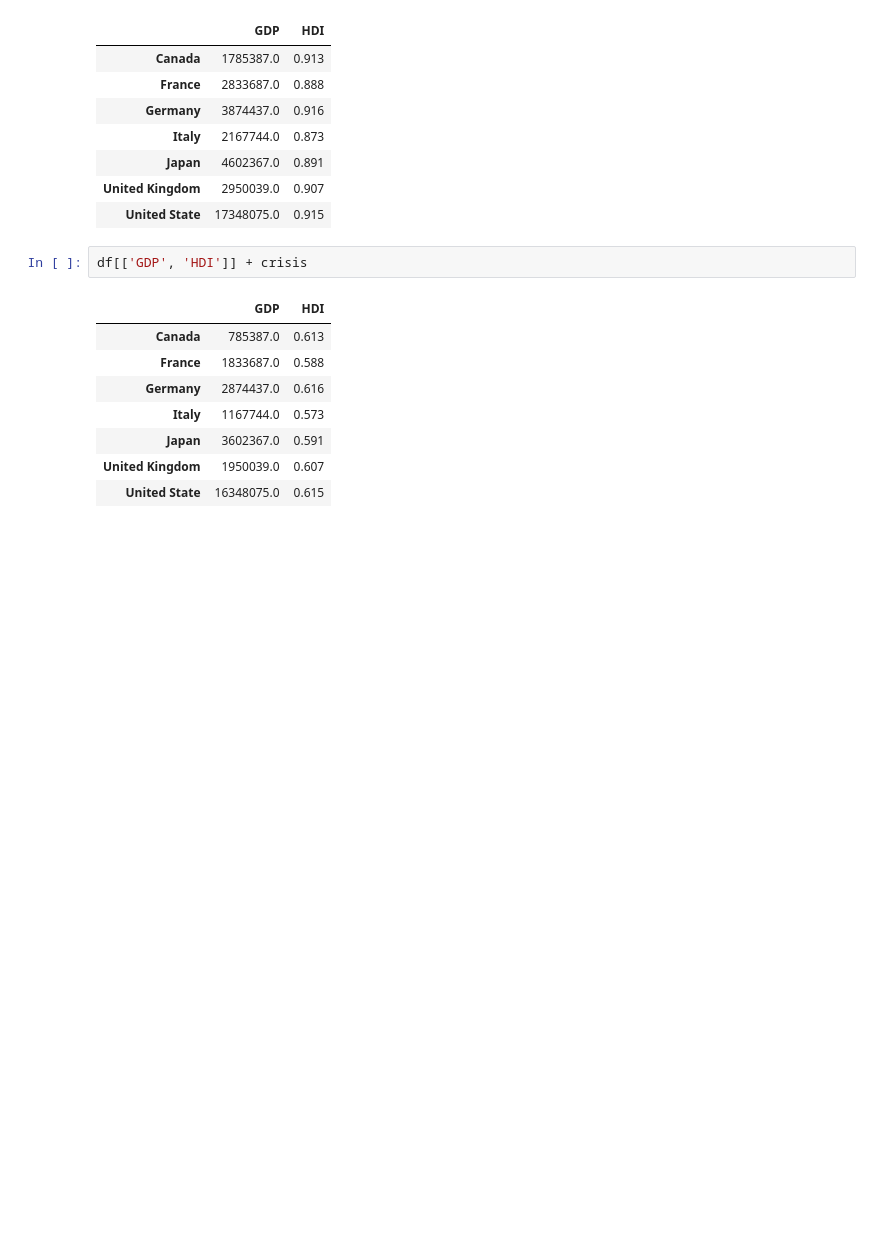
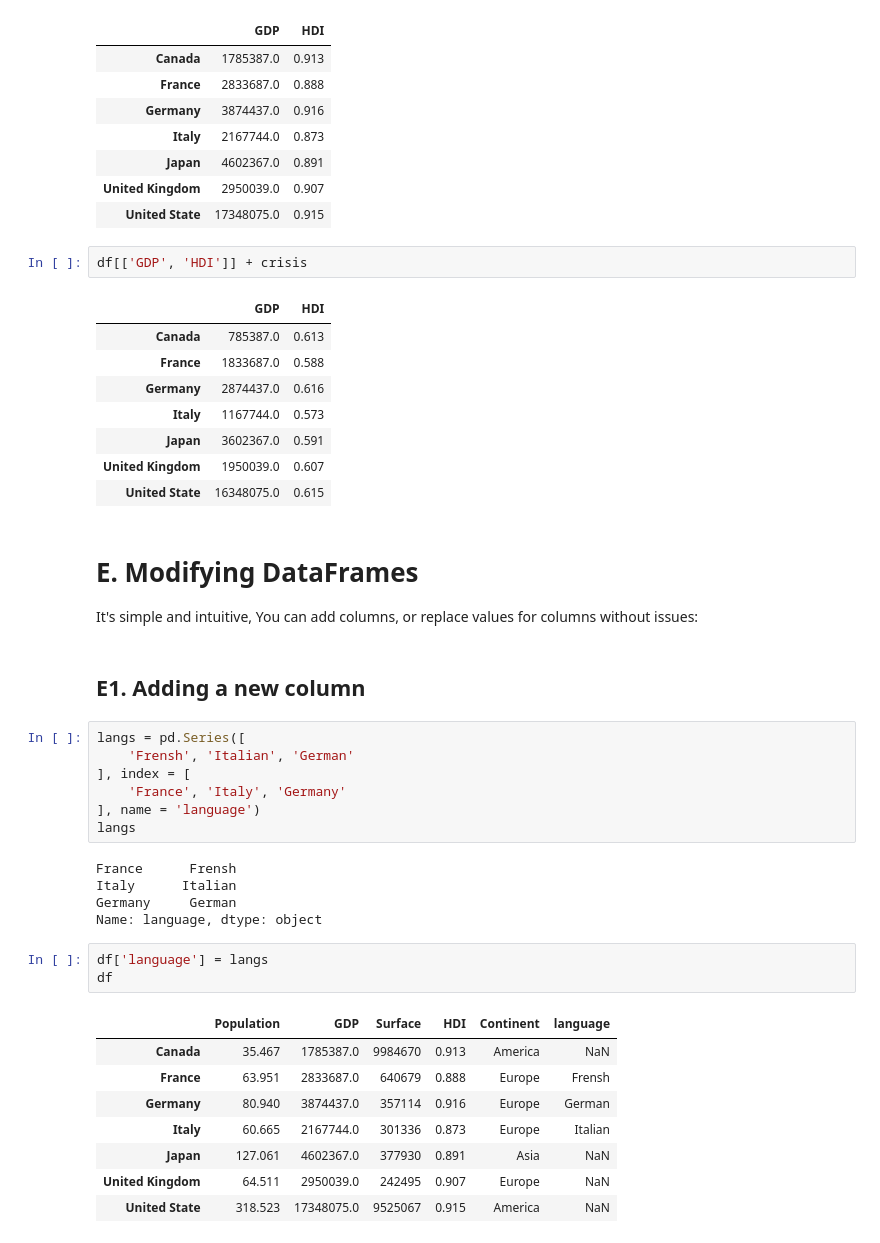
Before and after one commit to christos8566/freecodecamp_data_analysis.res, a Jupyter notebook: pandas_lessons/3#pandas_DataFrame_lecture.ipynb, the cells around one changed output. Saved outputs shown, nothing was run; the diff lists cells and outputs as text; blank space fills up the shorter version.

```diff
--- a/pandas_lessons/3#pandas_DataFrame_lecture.ipynb
+++ b/pandas_lessons/3#pandas_DataFrame_lecture.ipynb
@@ -537,3 +537,33 @@ df[['GDP', 'HDI']] + crisis
 | Japan | 3602367.0 | 0.591 |
 | United Kingdom | 1950039.0 | 0.607 |
 | United State | 16348075.0 | 0.615 |
+# %% [markdown]
+# Ε. Modifying DataFrames
+
+It's simple and intuitive, You can add columns, or replace values for columns without issues:
+# %% [markdown]
+## E1. Adding a new column
+# %%
+langs = pd.Series([
+    'Frensh', 'Italian', 'German'
+], index = [
+    'France', 'Italy', 'Germany'
+], name = 'language')
+langs
+# %% [output]
+France      Frensh
+Italy      Italian
+Germany     German
+Name: language, dtype: object
+# %%
+df['language'] = langs
+df
+# %% [output]
+|  | Population | GDP | Surface | HDI | Continent | language |
+| Canada | 35.467 | 1785387.0 | 9984670 | 0.913 | America | NaN |
+| France | 63.951 | 2833687.0 | 640679 | 0.888 | Europe | Frensh |
+| Germany | 80.940 | 3874437.0 | 357114 | 0.916 | Europe | German |
+| Italy | 60.665 | 2167744.0 | 301336 | 0.873 | Europe | Italian |
+| Japan | 127.061 | 4602367.0 | 377930 | 0.891 | Asia | NaN |
+| United Kingdom | 64.511 | 2950039.0 | 242495 | 0.907 | Europe | NaN |
+| United State | 318.523 | 17348075.0 | 9525067 | 0.915 | America | NaN |
```
Also changed, not shown: parts of 11 cells of this notebook.
